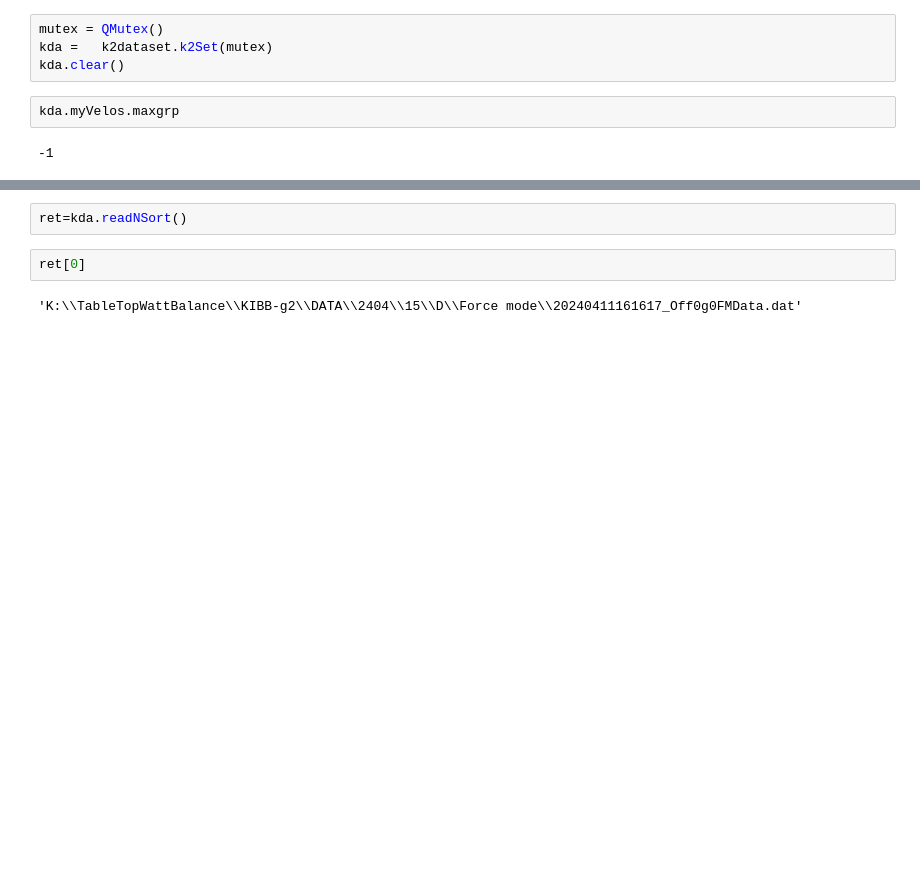
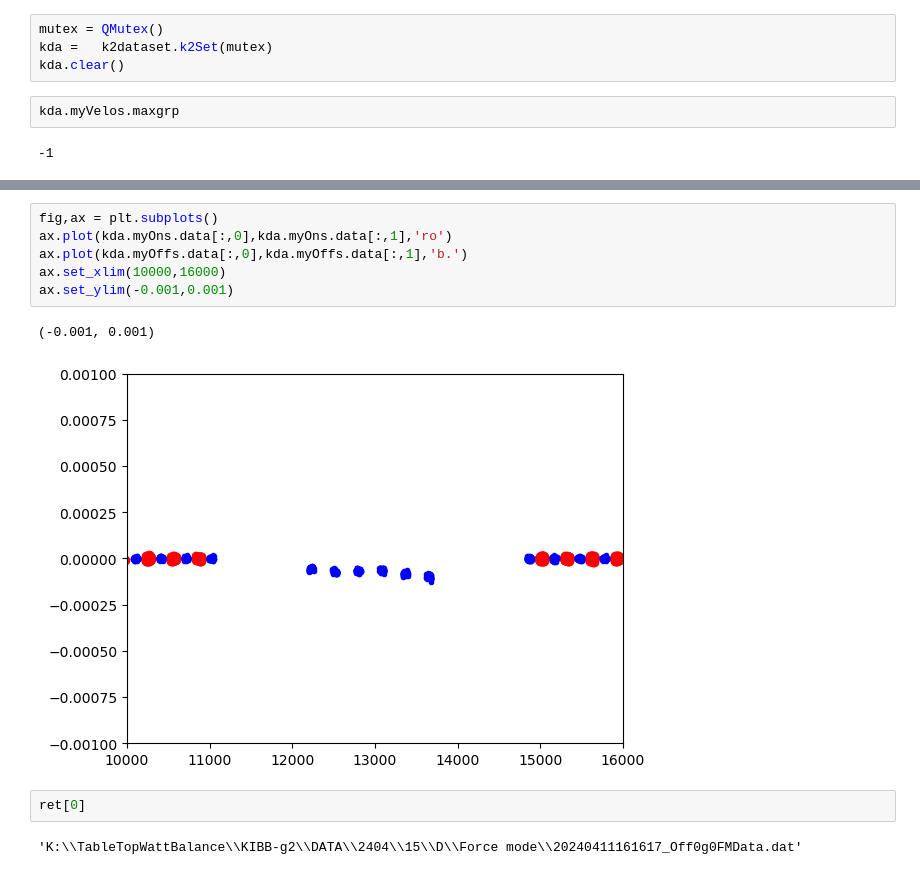
Before and after one commit to usnistgov/kibbg2, a Jupyter notebook: testbed.ipynb, the cells around one changed output, grey strips where cells are left out. Saved outputs shown, nothing was run; the diff lists cells and outputs as text; blank space fills up the shorter version.

```diff
--- a/testbed.ipynb
+++ b/testbed.ipynb
@@ -64,5 +93,12 @@ for k in range(maxgrp+1):
 # %%
-ret=kda.readNSort()
+fig,ax = plt.subplots()
+ax.plot(kda.myOns.data[:,0],kda.myOns.data[:,1],'ro')
+ax.plot(kda.myOffs.data[:,0],kda.myOffs.data[:,1],'b.')
+ax.set_xlim(10000,16000)
+ax.set_ylim(-0.001,0.001)
+# %% [output]
+(-0.001, 0.001)
+[figure, added]
 # %%
 ret[0]
 # %% [output]
```
Also changed, not shown: parts of 6 cells of this notebook, 2 other files.
